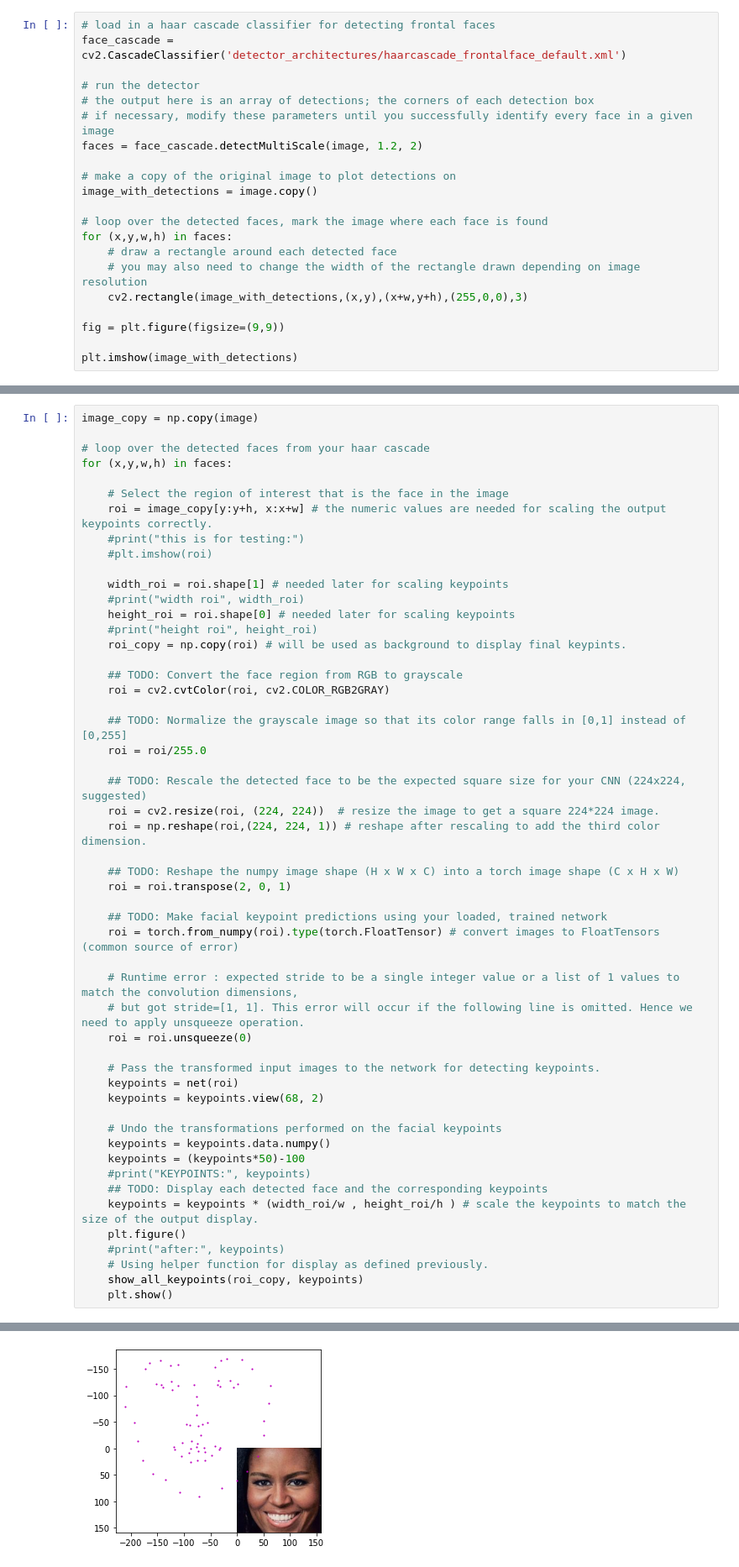
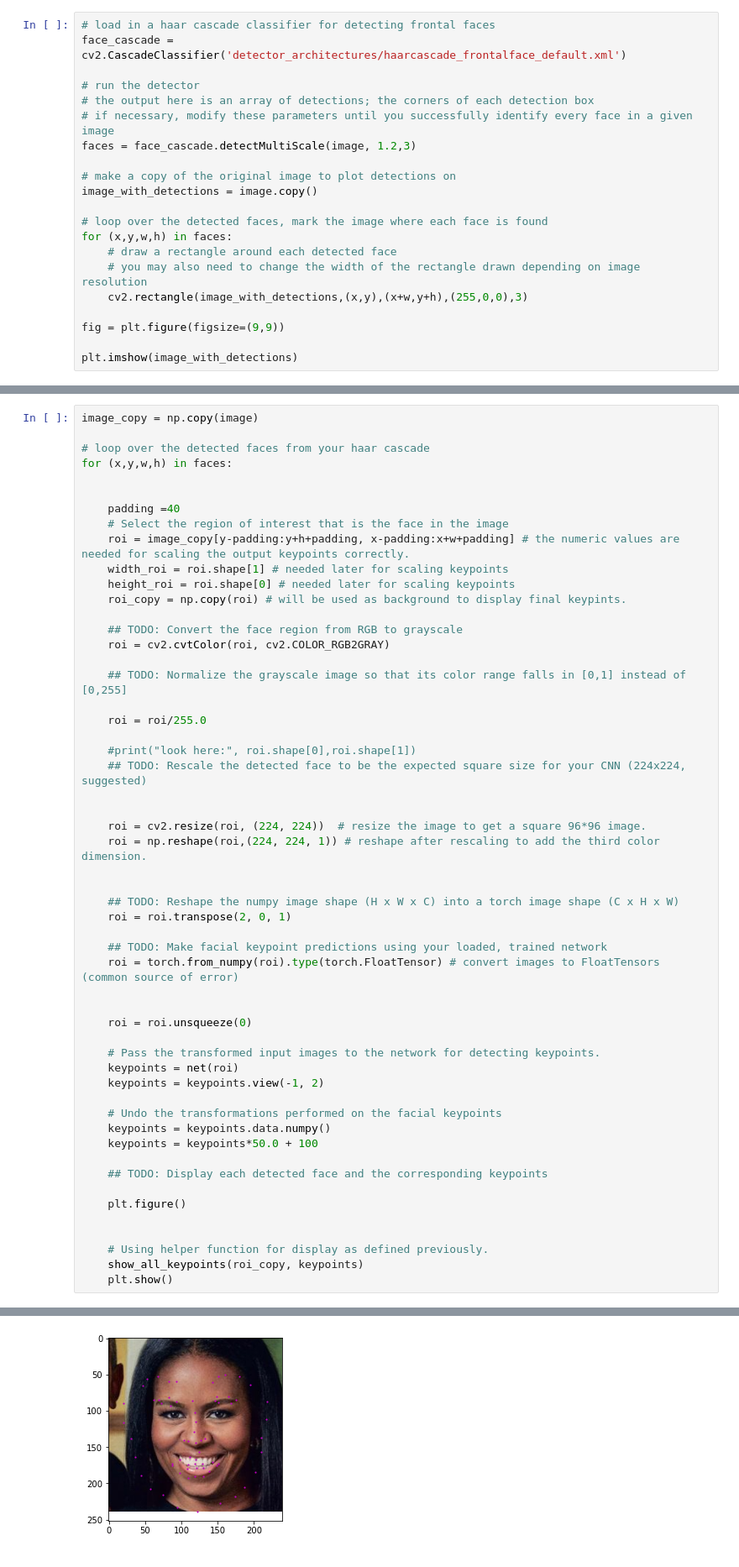
Before and after one commit to desininja/face-detection-udactiy, a Jupyter notebook: 3. Facial Keypoint Detection, Complete Pipeline.ipynb, the cells around one changed output, grey strips where cells are left out. Shown: that part at 84% size. Drawn from its saved outputs; the diff is of its cells as text.

```diff
--- a/3. Facial Keypoint Detection, Complete Pipeline.ipynb
+++ b/3. Facial Keypoint Detection, Complete Pipeline.ipynb
@@ -51,7 +51,7 @@ face_cascade = cv2.CascadeClassifier('detector_architectures/haarcascade_frontal
 # run the detector
 # the output here is an array of detections; the corners of each detection box
 # if necessary, modify these parameters until you successfully identify every face in a given image
-faces = face_cascade.detectMultiScale(image, 1.2, 2)
+faces = face_cascade.detectMultiScale(image, 1.2,3)
 
 # make a copy of the original image to plot detections on
 image_with_detections = image.copy()
@@ -131,26 +131,28 @@ image_copy = np.copy(image)
 # loop over the detected faces from your haar cascade
 for (x,y,w,h) in faces:
 
+
+    padding =40
     # Select the region of interest that is the face in the image
-    roi = image_copy[y:y+h, x:x+w] # the numeric values are needed for scaling the output keypoints correctly.
-    #print("this is for testing:")
-    #plt.imshow(roi)
-
+    roi = image_copy[y-padding:y+h+padding, x-padding:x+w+padding] # the numeric values are needed for scaling the output keypoints correctly.
     width_roi = roi.shape[1] # needed later for scaling keypoints
-    #print("width roi", width_roi)
     height_roi = roi.shape[0] # needed later for scaling keypoints
-    #print("height roi", height_roi)
     roi_copy = np.copy(roi) # will be used as background to display final keypints.
 
     ## TODO: Convert the face region from RGB to grayscale
     roi = cv2.cvtColor(roi, cv2.COLOR_RGB2GRAY)
 
     ## TODO: Normalize the grayscale image so that its color range falls in [0,1] instead of [0,255]
+
     roi = roi/255.0
 
+    #print("look here:", roi.shape[0],roi.shape[1])
     ## TODO: Rescale the detected face to be the expected square size for your CNN (224x224, suggested)
-    roi = cv2.resize(roi, (224, 224))  # resize the image to get a square 224*224 image.
+
+
+    roi = cv2.resize(roi, (224, 224))  # resize the image to get a square 96*96 image.
     roi = np.reshape(roi,(224, 224, 1)) # reshape after rescaling to add the third color dimension.
+
 
     ## TODO: Reshape the numpy image shape (H x W x C) into a torch image shape (C x H x W)
     roi = roi.transpose(2, 0, 1)
@@ -158,22 +160,22 @@ for (x,y,w,h) in faces:
     ## TODO: Make facial keypoint predictions using your loaded, trained network
     roi = torch.from_numpy(roi).type(torch.FloatTensor) # convert images to FloatTensors (common source of error)
 
-    # Runtime error : expected stride to be a single integer value or a list of 1 values to match the convolution dimensions,
-    # but got stride=[1, 1]. This error will occur if the following line is omitted. Hence we need to apply unsqueeze operation.
+
     roi = roi.unsqueeze(0)
 
     # Pass the transformed input images to the network for detecting keypoints.
     keypoints = net(roi)
-    keypoints = keypoints.view(68, 2)
+    keypoints = keypoints.view(-1, 2)
 
     # Undo the transformations performed on the facial keypoints
     keypoints = keypoints.data.numpy()
-    keypoints = (keypoints*50)-100
-    #print("KEYPOINTS:", keypoints)
+    keypoints = keypoints*50.0 + 100
+
     ## TODO: Display each detected face and the corresponding keypoints
-    keypoints = keypoints * (width_roi/w , height_roi/h ) # scale the keypoints to match the size of the output display.
+
     plt.figure()
-    #print("after:", keypoints)
+
+
     # Using helper function for display as defined previously.
     show_all_keypoints(roi_copy, keypoints)
     plt.show()
@@ -183,2 +185,2 @@ for (x,y,w,h) in faces:
 <Figure size 432x288 with 0 Axes>
-[figure, old version]
+[figure, new version]
```
Also changed, not shown: parts of 2 cells of this notebook, 5 other files.
